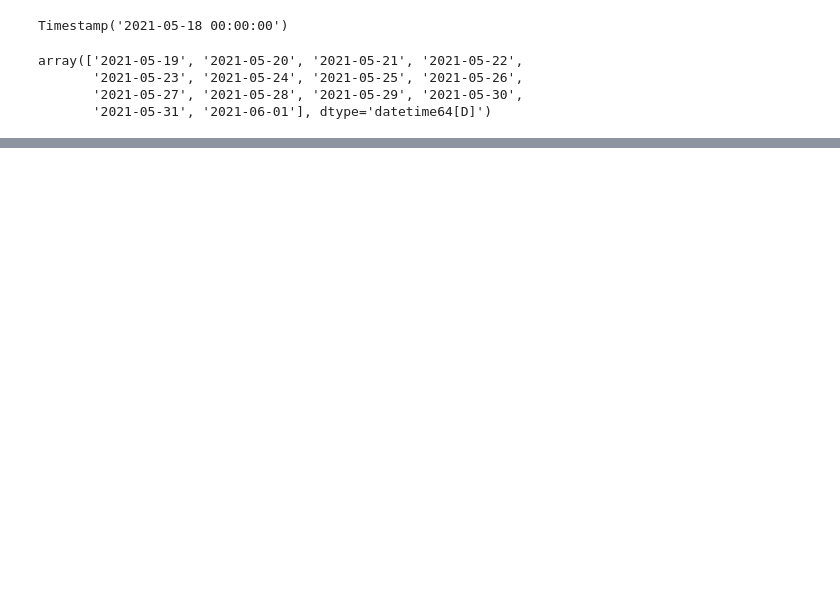
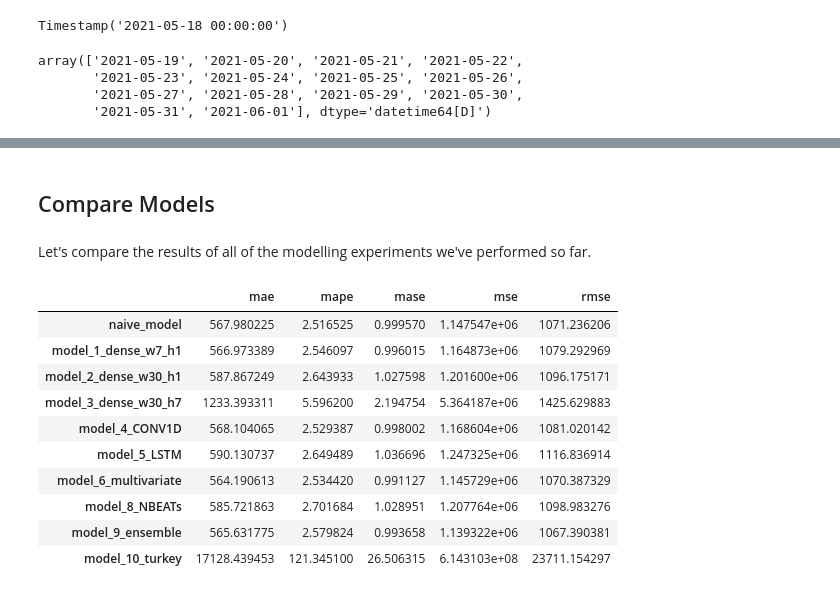
Before and after one commit to kishan5111/Deep_Learning_Vault, a Jupyter notebook: notebooks/tensorflow_course/17_time_series_forecasting_with__tensorflow.ipynb, the cells around one changed output, grey strips where cells are left out. Cells and saved outputs as stored; diff of their text form; code cells hidden in the pictures; blank space fills up the shorter version.

```diff
--- a/notebooks/tensorflow_course/17_time_series_forecasting_with__tensorflow.ipynb
+++ b/notebooks/tensorflow_course/17_time_series_forecasting_with__tensorflow.ipynb
@@ -2207,0 +2380,29 @@ plot_time_series(next_time_steps, future_forecast, format="-", label="Predicted
+# %% [markdown]
+## Compare Models
+# %% [markdown]
+Let's compare the results of all of the modelling experiments we've performed so far.
+# %%
+# Compare different model results (w = window, h = horizon, e.g. w=7 means a window size of 7)
+model_results = pd.DataFrame({"naive_model": naive_results,
+                              "model_1_dense_w7_h1": model_1_results,
+                              "model_2_dense_w30_h1": model_2_results,
+                              "model_3_dense_w30_h7": model_3_results,
+                              "model_4_CONV1D": model_4_results,
+                              "model_5_LSTM": model_5_results,
+                              "model_6_multivariate": model_6_results,
+                              "model_8_NBEATs": model_7_results,
+                              "model_9_ensemble": ensemble_results,
+                              "model_10_turkey": turkey_results}).T
+model_results.head(10)
+# %% [output]
+|  | mae | mape | mase | mse | rmse |
+| naive_model | 567.980225 | 2.516525 | 0.999570 | 1.147547e+06 | 1071.236206 |
+| model_1_dense_w7_h1 | 566.973389 | 2.546097 | 0.996015 | 1.164873e+06 | 1079.292969 |
+| model_2_dense_w30_h1 | 587.867249 | 2.643933 | 1.027598 | 1.201600e+06 | 1096.175171 |
+| model_3_dense_w30_h7 | 1233.393311 | 5.596200 | 2.194754 | 5.364187e+06 | 1425.629883 |
+| model_4_CONV1D | 568.104065 | 2.529387 | 0.998002 | 1.168604e+06 | 1081.020142 |
+| model_5_LSTM | 590.130737 | 2.649489 | 1.036696 | 1.247325e+06 | 1116.836914 |
+| model_6_multivariate | 564.190613 | 2.534420 | 0.991127 | 1.145729e+06 | 1070.387329 |
+| model_8_NBEATs | 585.721863 | 2.701684 | 1.028951 | 1.207764e+06 | 1098.983276 |
+| model_9_ensemble | 565.631775 | 2.579824 | 0.993658 | 1.139322e+06 | 1067.390381 |
+| model_10_turkey | 17128.439453 | 121.345100 | 26.506315 | 6.143103e+08 | 23711.154297 |
```
Also changed, not shown: parts of 78 cells of this notebook.
